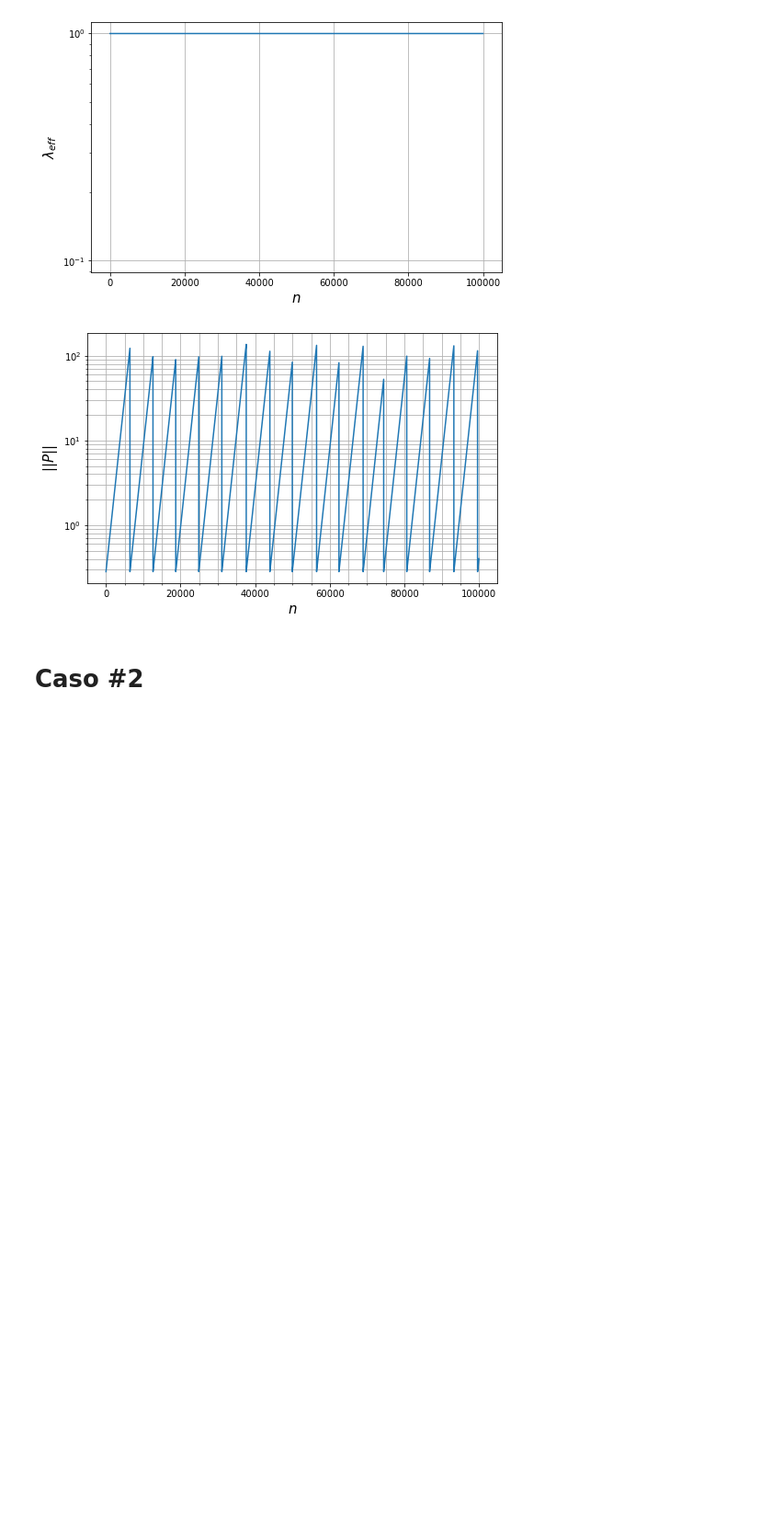
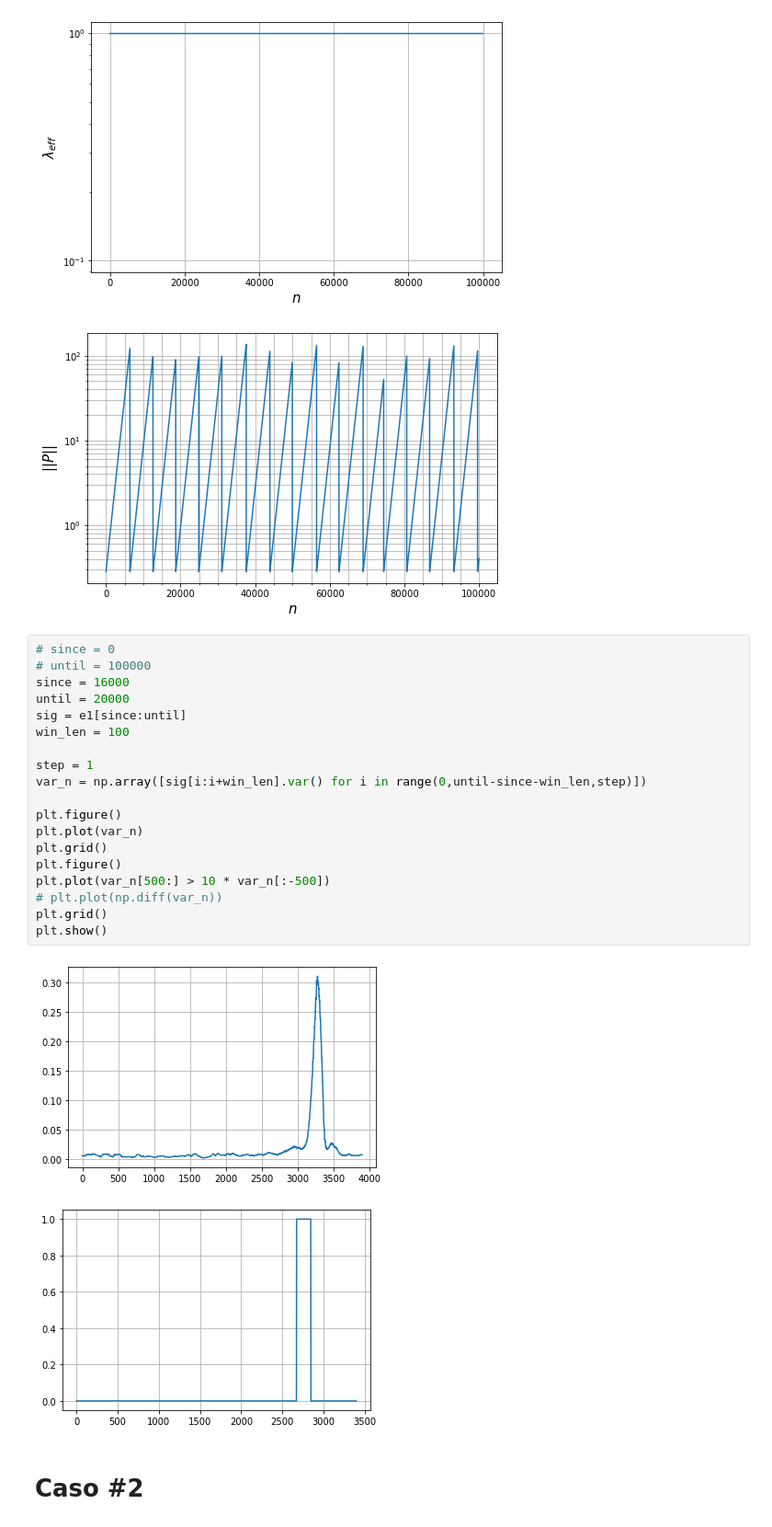
Before and after one commit to asp-image-dsp/asp-project-02, a Jupyter notebook: development/solution_space_analysis.ipynb, the cells around one changed output. Shown: that part at 92% size. Drawn from its saved outputs; the diff is of its cells as text; blank space fills up the shorter version.

```diff
--- a/development/solution_space_analysis.ipynb
+++ b/development/solution_space_analysis.ipynb
@@ -67,5 +67,27 @@ plt.grid(which='both')
 [figure]
 [figure]
 [figure]
+# %%
+# since = 0
+# until = 100000
+since = 16000
+until = 20000
+sig = e1[since:until]
+win_len = 100
+
+step = 1
+var_n = np.array([sig[i:i+win_len].var() for i in range(0,until-since-win_len,step)])
+
+plt.figure()
+plt.plot(var_n)
+plt.grid()
+plt.figure()
+plt.plot(var_n[500:] > 10 * var_n[:-500])
+# plt.plot(np.diff(var_n))
+plt.grid()
+plt.show()
+# %% [output]
+[figure, added]
+[figure, added]
 # %% [markdown]
 # Caso #2
```
Also changed, not shown: 5 other files.
